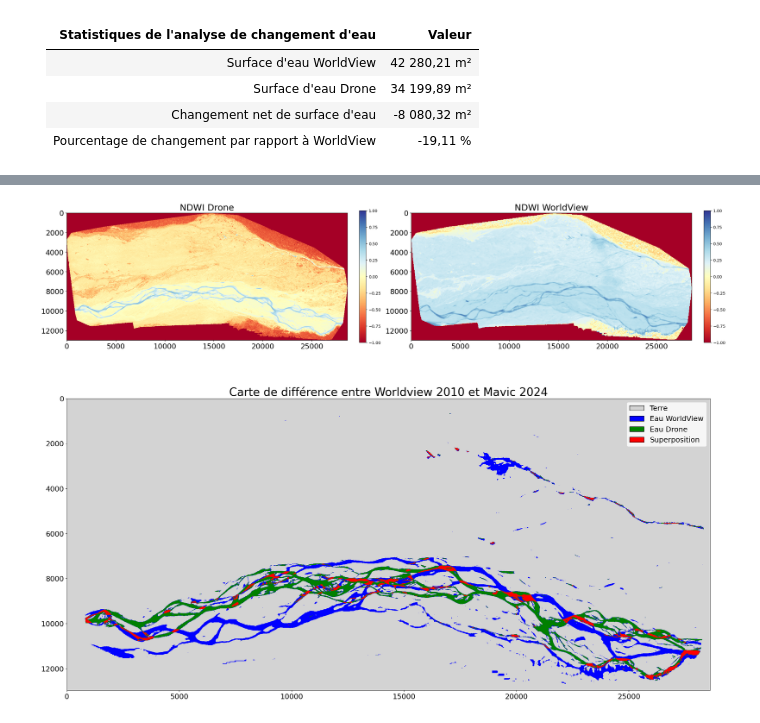
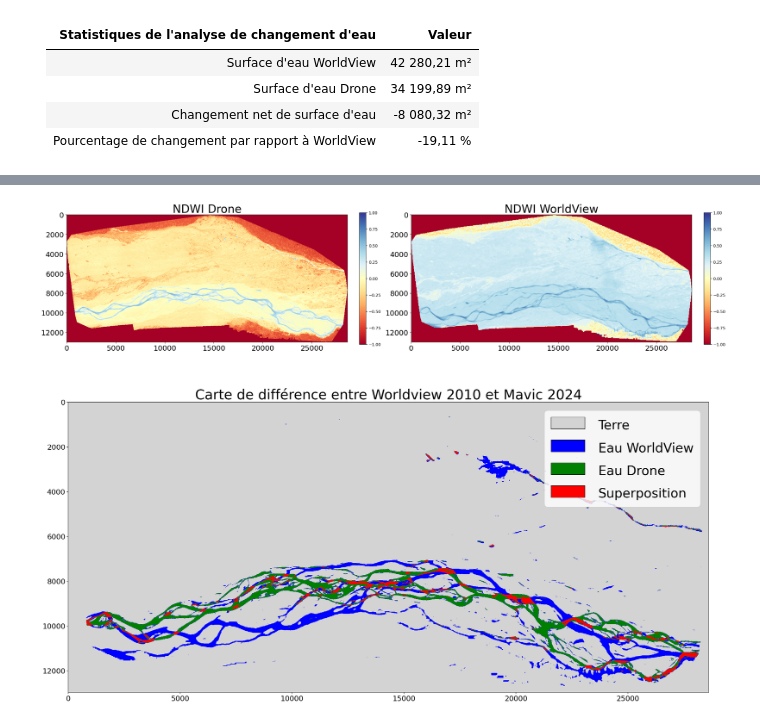
Before and after one commit to tofunori/Ouest, a Jupyter notebook: Rivière_NDWI/ndwi_analysis_saskaschewam.ipynb, the cells around one changed output, grey strips where cells are left out. Saved outputs shown, nothing was run; the diff lists cells and outputs as text; code cells hidden in the pictures.

```diff
--- a/Rivière_NDWI/ndwi_analysis_saskaschewam.ipynb
+++ b/Rivière_NDWI/ndwi_analysis_saskaschewam.ipynb
@@ -130,39 +212,39 @@ fig = plt.figure(figsize=(24, 20))
 drone_ndwi_masked = ma.masked_invalid(drone_ndwi)
 wv_ndwi_masked = ma.masked_invalid(wv_ndwi)
 combined_mask_masked = ma.masked_equal(combined_mask, 255)
 
 # Définir une palette de couleurs personnalisée
 cmap = ListedColormap(['lightgrey', 'blue', 'green', 'red'])
 labels = ['Terre', 'Eau WorldView', 'Eau Drone', 'Superposition']
 
 # Carte NDWI du drone
 ax1 = plt.subplot2grid((2, 2), (0, 0))
 im1 = ax1.imshow(drone_ndwi_masked, cmap='RdYlBu', vmin=-1, vmax=1)
-ax1.set_title('NDWI Drone', fontsize=22)
-ax1.tick_params(axis='both', which='major', labelsize=18)
+ax1.set_title('NDWI Drone', fontsize=28)
+ax1.tick_params(axis='both', which='major', labelsize=18)  # Diminuer la police des données UTM
 plt.colorbar(im1, ax=ax1, fraction=0.022, pad=0.04)
 
 # Carte NDWI WorldView
 ax2 = plt.subplot2grid((2, 2), (0, 1))
 im2 = ax2.imshow(wv_ndwi_masked, cmap='RdYlBu', vmin=-1, vmax=1)
-ax2.set_title('NDWI WorldView', fontsize=22)
-ax2.tick_params(axis='both', which='major', labelsize=18)
+ax2.set_title('NDWI WorldView', fontsize=28)
+ax2.tick_params(axis='both', which='major', labelsize=18)  # Diminuer la police des données UTM
 plt.colorbar(im2, ax=ax2, fraction=0.022, pad=0.04)
 
 # Carte combinée des masques d'eau
 ax3 = plt.subplot2grid((2, 2), (1, 0), colspan=2)
 im3 = ax3.imshow(combined_mask_masked, cmap=cmap, vmin=0, vmax=3)
-ax3.set_title('Carte de différence entre Worldview 2010 et Mavic 2024', fontsize=28)
-ax3.tick_params(axis='both', which='major', labelsize=18)
+ax3.set_title('Carte de différence entre Worldview 2010 et Mavic 2024', fontsize=34)
+ax3.tick_params(axis='both', which='major', labelsize=18)  # Diminuer la police des données UTM
 
 # Création de la légende personnalisée avec police modifiée
 legend_elements = [Patch(facecolor=cmap(i), edgecolor='k', label=labels[i]) for i in range(4)]
-legend = ax3.legend(handles=legend_elements, loc='upper right', fontsize=18)
+legend = ax3.legend(handles=legend_elements, loc='upper right', fontsize=42)  # Augmenter la police des légendes
 for text in legend.get_texts():
-    text.set_fontsize(18)
+    text.set_fontsize(32)  # Augmenter la police des légendes
 
 plt.tight_layout()
 plt.savefig('water_overlap_high_quality.png', dpi=300, bbox_inches='tight')
 plt.show()
 # %% [output]
-[figure, old version]
+[figure, new version]
```
Also changed, not shown: parts of 2 cells of this notebook, 4 other files.
